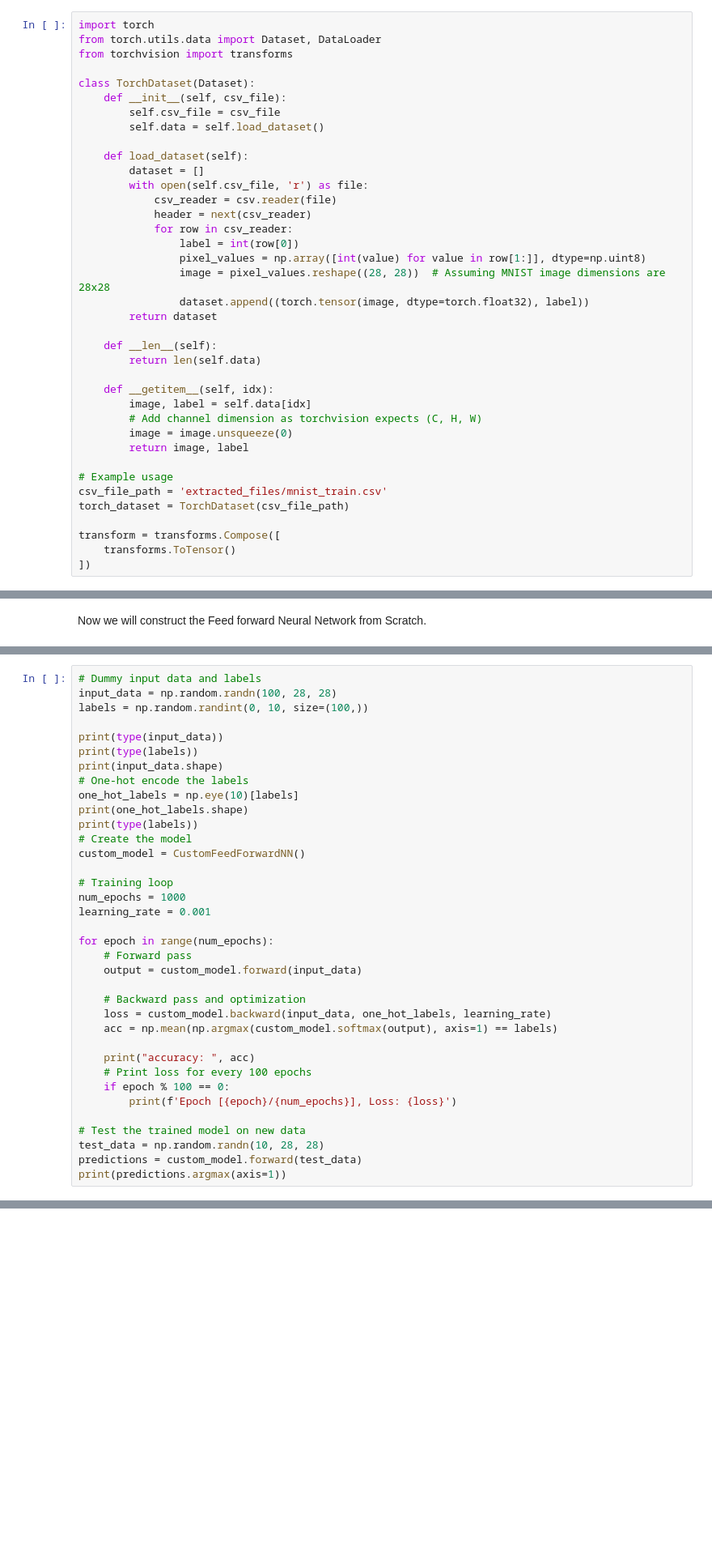
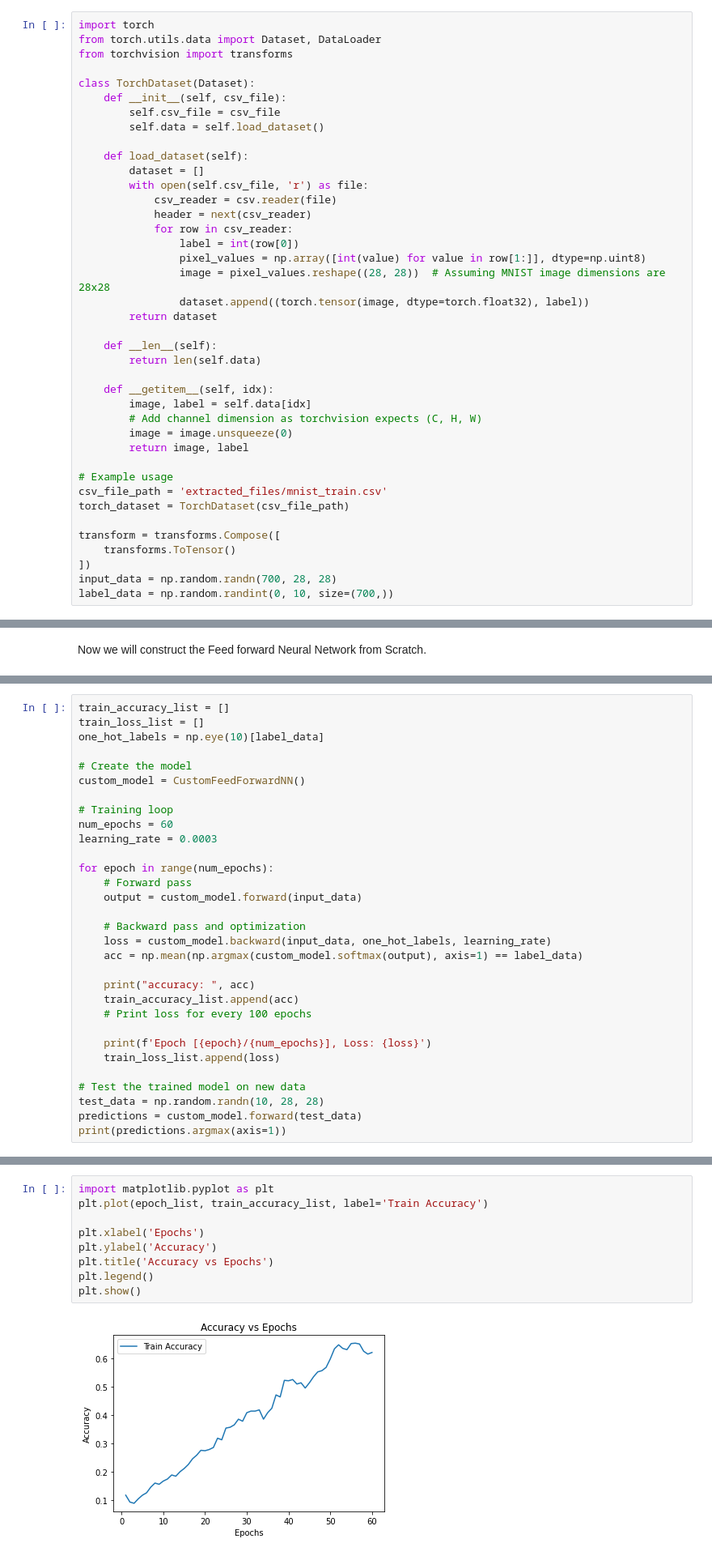
Before and after one commit to Shivansh20128/DL-Assignments, a Jupyter notebook: 2020128-A1/hello.ipynb, the cells around one changed output, grey strips where cells are left out. Shown: that part at 81% size. Drawn from its saved outputs; the diff is of its cells as text; blank space fills up the shorter version.

```diff
--- a/2020128-A1/hello.ipynb
+++ b/2020128-A1/hello.ipynb
@@ -150,6 +150,8 @@ torch_dataset = TorchDataset(csv_file_path)
 transform = transforms.Compose([
     transforms.ToTensor()
 ])
+input_data = np.random.randn(700, 28, 28)
+label_data = np.random.randint(0, 10, size=(700,))
 # %%
 # Getting loading times for Pytorch Implementation for all batch sizes
 
@@ -634,21 +617,14 @@ Epoch [60/60], Loss: 2.300135738824012
 # %%
-# Dummy input data and labels
-input_data = np.random.randn(100, 28, 28)
-labels = np.random.randint(0, 10, size=(100,))
+train_accuracy_list = []
+train_loss_list = []
+one_hot_labels = np.eye(10)[label_data]
 
-print(type(input_data))
-print(type(labels))
-print(input_data.shape)
-# One-hot encode the labels
-one_hot_labels = np.eye(10)[labels]
-print(one_hot_labels.shape)
-print(type(labels))
 # Create the model
 custom_model = CustomFeedForwardNN()
 
 # Training loop
-num_epochs = 1000
-learning_rate = 0.001
+num_epochs = 60
+learning_rate = 0.0003
 
 for epoch in range(num_epochs):
     # Forward pass
@@ -656,12 +632,14 @@ for epoch in range(num_epochs):
 
     # Backward pass and optimization
     loss = custom_model.backward(input_data, one_hot_labels, learning_rate)
-    acc = np.mean(np.argmax(custom_model.softmax(output), axis=1) == labels)
+    acc = np.mean(np.argmax(custom_model.softmax(output), axis=1) == label_data)
 
     print("accuracy: ", acc)
+    train_accuracy_list.append(acc)
     # Print loss for every 100 epochs
-    if epoch % 100 == 0:
-        print(f'Epoch [{epoch}/{num_epochs}], Loss: {loss}')
+
+    print(f'Epoch [{epoch}/{num_epochs}], Loss: {loss}')
+    train_loss_list.append(loss)
 
 # Test the trained model on new data
 test_data = np.random.randn(10, 28, 28)
@@ -704,0 +666,11 @@ accuracy:  0.96
+# %%
+import matplotlib.pyplot as plt
+plt.plot(epoch_list, train_accuracy_list, label='Train Accuracy')
+
+plt.xlabel('Epochs')
+plt.ylabel('Accuracy')
+plt.title('Accuracy vs Epochs')
+plt.legend()
+plt.show()
+# %% [output]
+[figure, added]
```
Also changed, not shown: parts of 20 cells of this notebook.
